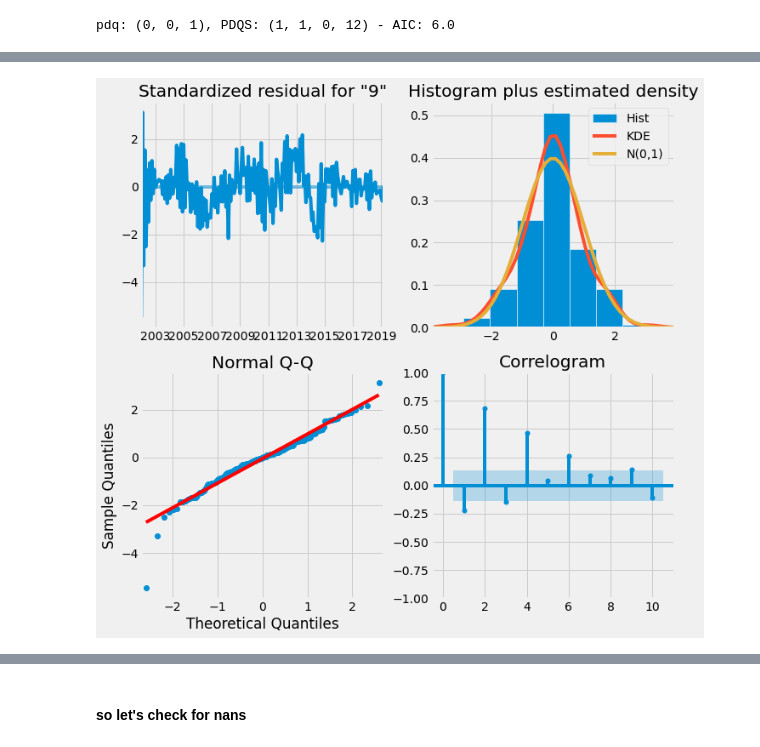
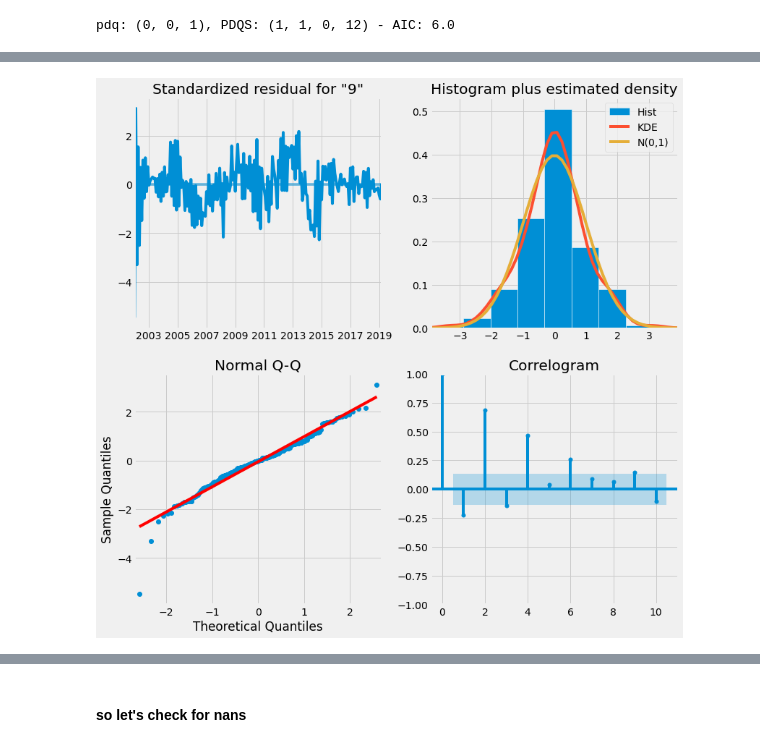
Before and after one commit to SringayKeno/forecasting-home-prices-sacramento-county, a Jupyter notebook: model_eval/sarima_model_evaluation_sac.ipynb, the cells around one changed output, grey strips where cells are left out. Cells and saved outputs as stored; diff of their text form; code cells hidden in the pictures.

Commit message:
adding update model eval w comments

```diff
--- a/model_eval/sarima_model_evaluation_sac.ipynb
+++ b/model_eval/sarima_model_evaluation_sac.ipynb
@@ -265,5 +343,5 @@ Warnings:
 # %%
-sarima_model1.plot_diagnostics(figsize = (10 ,10))
+sarima_model1.plot_diagnostics(figsize = (12 ,12))
 plt.show()
 # %% [output]
-[figure, old version]
+[figure, new version]
```
Also changed, not shown: parts of 49 cells of this notebook.
